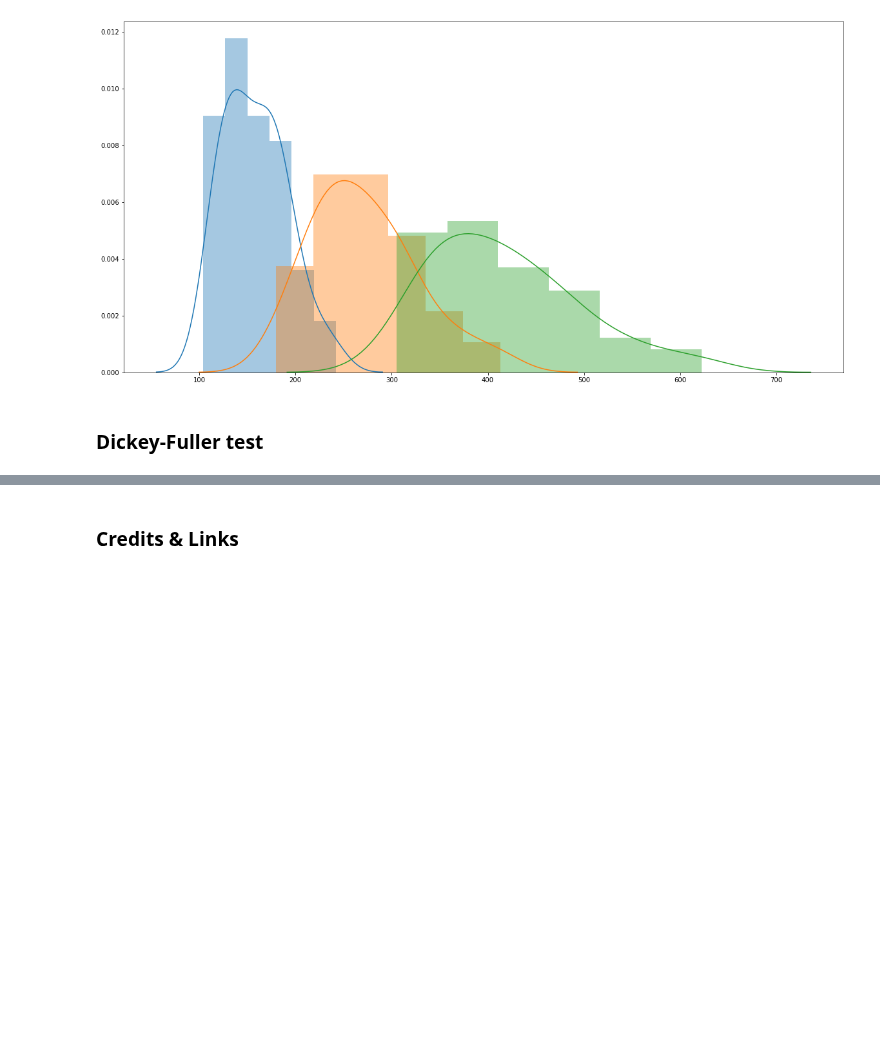
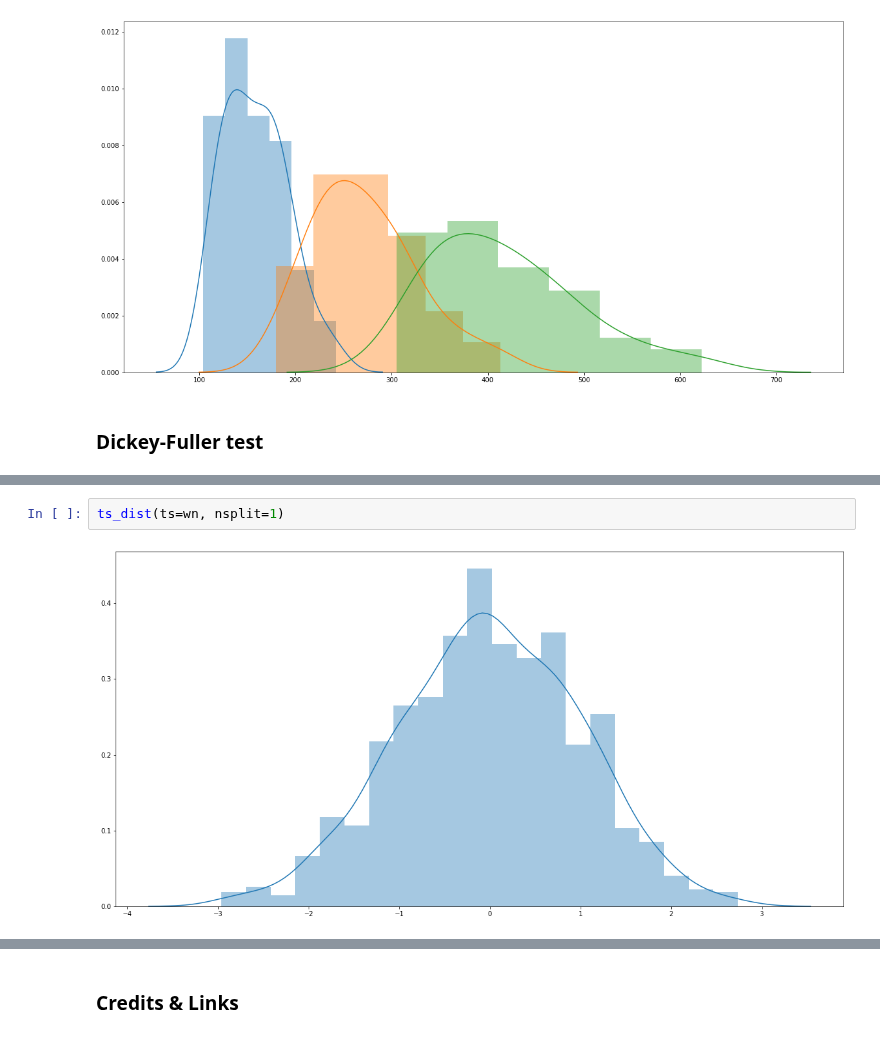
Before and after one commit to miltonluaces/ds_topics, a Jupyter notebook: 20_time_series_analysis/stationarity.ipynb, the cells around one changed output, grey strips where cells are left out. Cells and saved outputs as stored; diff of their text form; blank space fills up the shorter version.

```diff
--- a/20_time_series_analysis/stationarity.ipynb
+++ b/20_time_series_analysis/stationarity.ipynb
@@ -58,0 +94,4 @@ p-value:         5.243412990149865e-05
+# %%
+ts_dist(ts=wn, nsplit=1)
+# %% [output]
+[figure, added]
```
Also changed, not shown: parts of 25 cells of this notebook.
